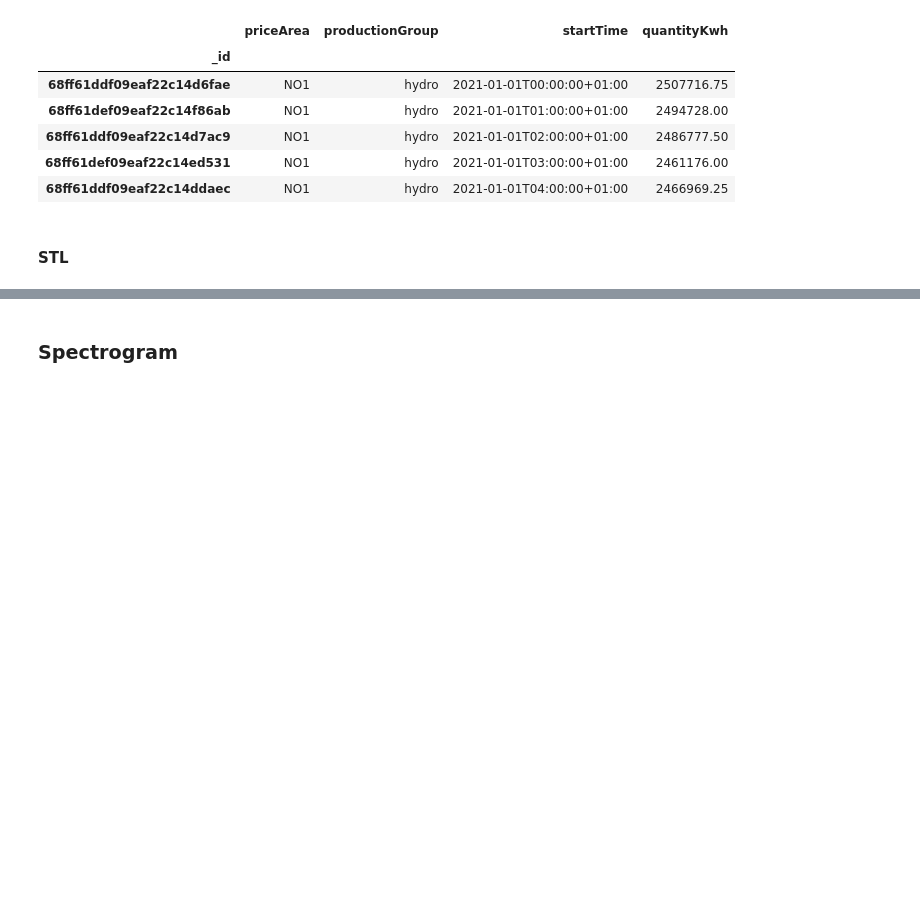
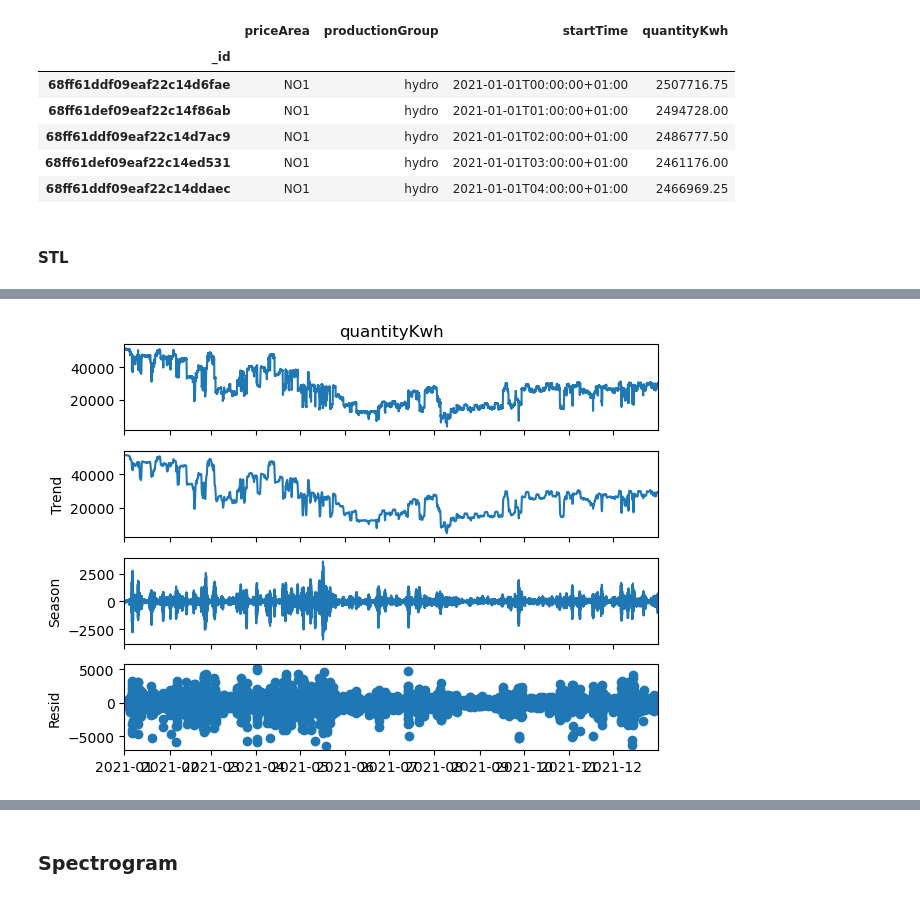
Before and after one commit to Satheris/IND320_SMAA, a Jupyter notebook: project/Assignment3.ipynb, the cells around one changed output, grey strips where cells are left out. Saved outputs shown, nothing was run; the diff lists cells and outputs as text; code cells hidden in the pictures; blank space fills up the shorter version.

```diff
--- a/project/Assignment3.ipynb
+++ b/project/Assignment3.ipynb
@@ -275,3 +281,32 @@ sub_df_elhub
+# %%
+# Let's make sure the index is properly set as datetime
+if not isinstance(sub_df_elhub.index, pd.DatetimeIndex):
+    # If your time column is called 'startTime' and it's not the index
+    sub_df_elhub = sub_df_elhub.set_index('startTime')
+
+# Ensure the index is timezone-naive if it has timezone info
+if sub_df_elhub.index.tz is not None:
+    sub_df_elhub.index = sub_df_elhub.index.tz_localize(None)
+
+# Now run STL decomposition
+periodLength = 7
+seasonalSmoother = 7
+trendSmoother = None
+robust = False
+
+stl = STL(sub_df_elhub['quantityKwh'], period=periodLength,
+          seasonal=seasonalSmoother, trend=trendSmoother, robust=robust)
+
+res = stl.fit()
+
+# For VSCode Jupyter, use this approach:
+fig = res.plot()
+
+
+# The plot should automatically display in VSCode Jupyter
+# No need for plt.show()
+# %% [output]
+[figure, added]
 # %%
 from IPython.display import display
 
```
Also changed, not shown: parts of 6 cells of this notebook.
